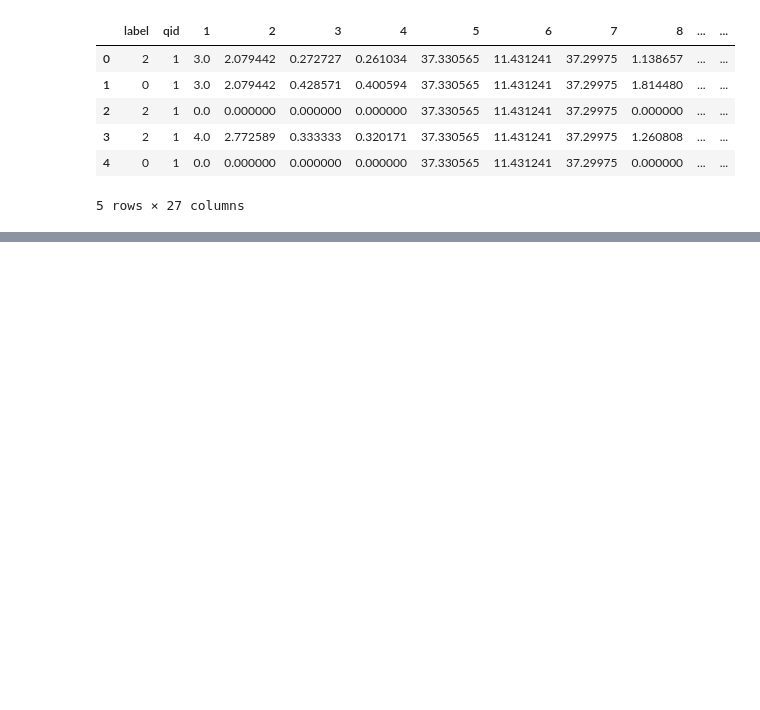
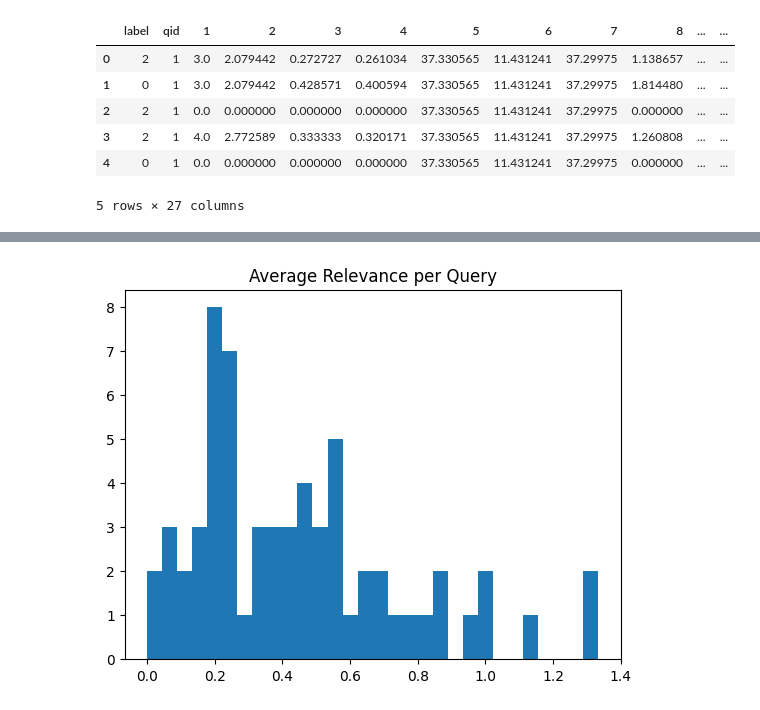
Before and after one commit to riaduddin/ml_projects, a Jupyter notebook: first_project/testing.ipynb, the cells around one changed output, grey strips where cells are left out. Saved outputs shown, nothing was run; the diff lists cells and outputs as text; code cells hidden in the pictures; blank space fills up the shorter version.

Commit message:
feat: searching for some pattern in the label

```diff
--- a/first_project/testing.ipynb
+++ b/first_project/testing.ipynb
@@ -47,0 +100,8 @@ df.head()
+# %%
+query_relevance = df.groupby('qid')['label'].mean()
+
+plt.hist(query_relevance, bins=30)
+plt.title("Average Relevance per Query")
+plt.show()
+# %% [output]
+[figure, added]
```
Also changed, not shown: parts of 6 cells of this notebook.
